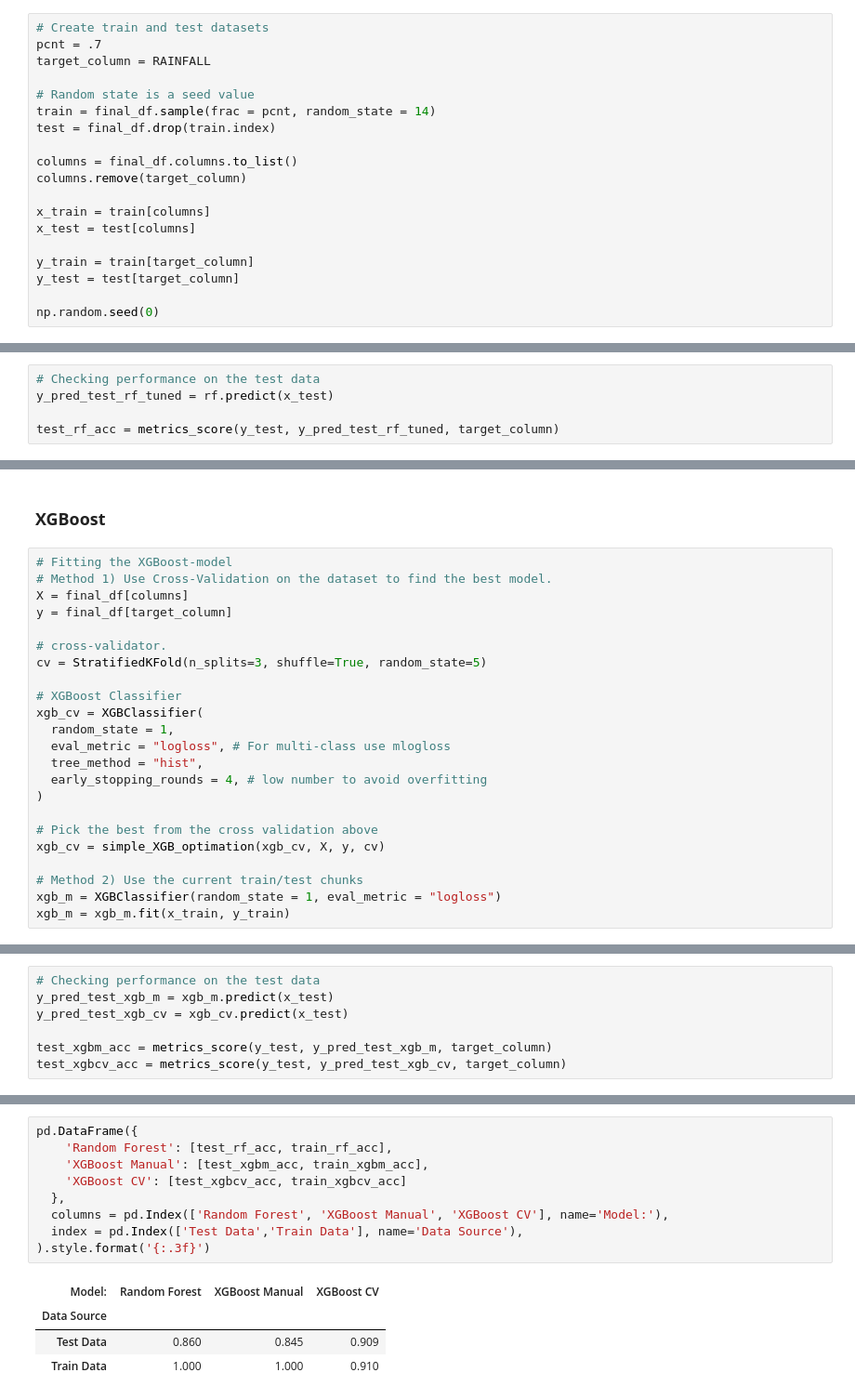
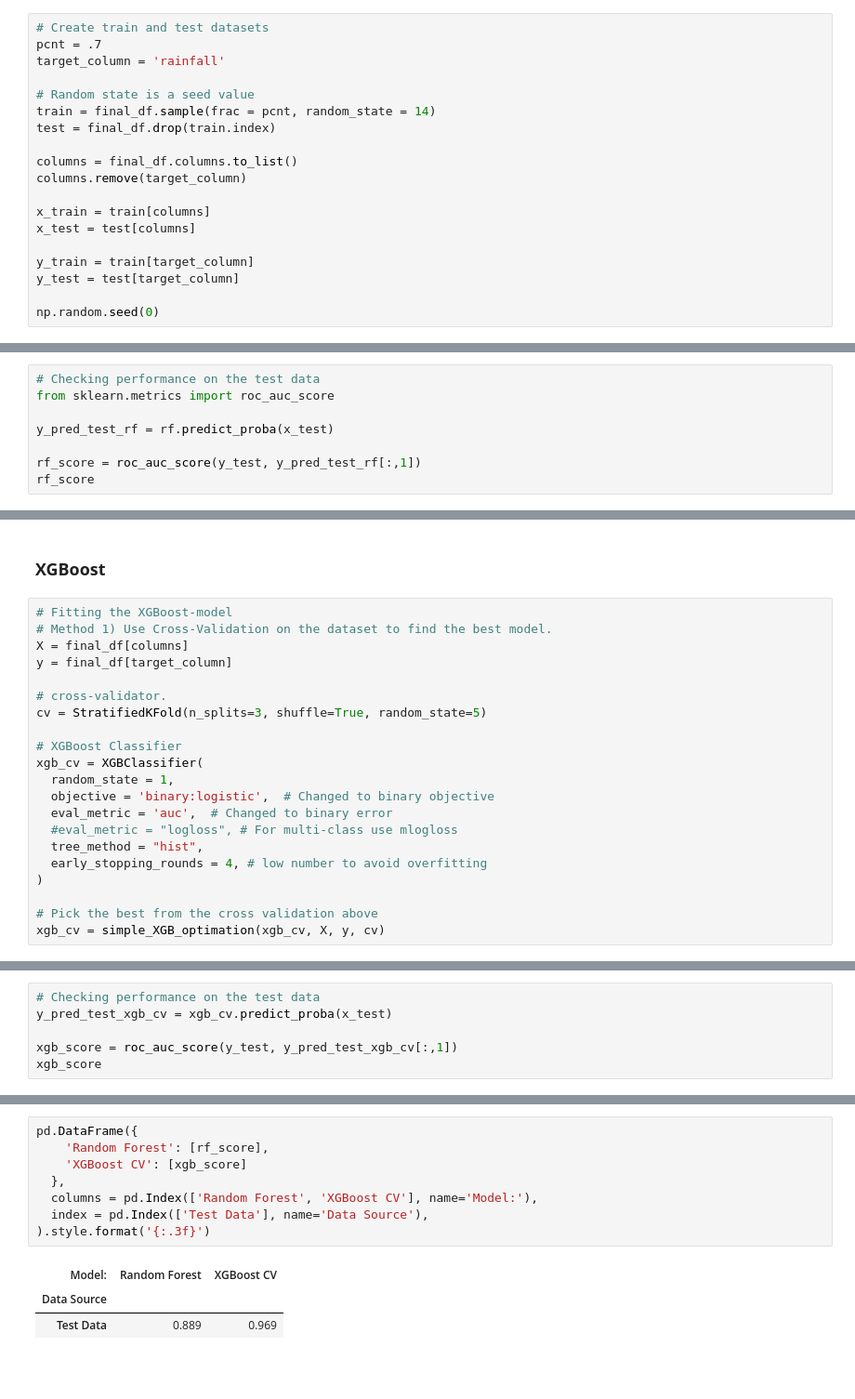
Before and after one commit to einarhre/kaggle-projects, a Jupyter notebook: binarypredictionrainfall.ipynb, the cells around one changed output, grey strips where cells are left out. Shown at 93% size. Saved outputs shown, nothing was run; the diff lists cells and outputs as text; blank space fills up the shorter version.

Commit message:
add feature engineering and imporove prediction method

```diff
--- a/binarypredictionrainfall.ipynb
+++ b/binarypredictionrainfall.ipynb
@@ -751,7 +886,7 @@ final_df = train_df.copy()
 # %%
 # Create train and test datasets
 pcnt = .7
-target_column = RAINFALL
+target_column = 'rainfall'
 
 # Random state is a seed value
 train = final_df.sample(frac = pcnt, random_state = 14)
@@ -774,7 +911,10 @@ rf = RandomForestClassifier(random_state = 1, criterion = 'entropy', class_weigh
 rf = rf.fit(x_train, y_train)
 # %%
 # Checking performance on the test data
-y_pred_test_rf_tuned = rf.predict(x_test)
+from sklearn.metrics import roc_auc_score
 
-test_rf_acc = metrics_score(y_test, y_pred_test_rf_tuned, target_column)
+y_pred_test_rf = rf.predict_proba(x_test)
+
+rf_score = roc_auc_score(y_test, y_pred_test_rf[:,1])
+rf_score
 # %% [output]
@@ -850,15 +947,13 @@ cv = StratifiedKFold(n_splits=3, shuffle=True, random_state=5)
 # XGBoost Classifier
 xgb_cv = XGBClassifier(
   random_state = 1,
-  eval_metric = "logloss", # For multi-class use mlogloss
+  objective = 'binary:logistic',  # Changed to binary objective
+  eval_metric = 'auc',  # Changed to binary error
+  #eval_metric = "logloss", # For multi-class use mlogloss
   tree_method = "hist",
   early_stopping_rounds = 4, # low number to avoid overfitting
 )
 
 # Pick the best from the cross validation above
 xgb_cv = simple_XGB_optimation(xgb_cv, X, y, cv)
-
-# Method 2) Use the current train/test chunks
-xgb_m = XGBClassifier(random_state = 1, eval_metric = "logloss")
-xgb_m = xgb_m.fit(x_train, y_train)
 # %% [output]
@@ -882,8 +977,7 @@ Metrics for best XGBoost model:
 # %%
 # Checking performance on the test data
-y_pred_test_xgb_m = xgb_m.predict(x_test)
-y_pred_test_xgb_cv = xgb_cv.predict(x_test)
+y_pred_test_xgb_cv = xgb_cv.predict_proba(x_test)
 
-test_xgbm_acc = metrics_score(y_test, y_pred_test_xgb_m, target_column)
-test_xgbcv_acc = metrics_score(y_test, y_pred_test_xgb_cv, target_column)
+xgb_score = roc_auc_score(y_test, y_pred_test_xgb_cv[:,1])
+xgb_score
 # %% [output]
@@ -939,14 +989,12 @@ prediction.to_csv('/'.join([path_output,'submission.csv']), index = False)
 # %%
 pd.DataFrame({
-    'Random Forest': [test_rf_acc, train_rf_acc],
-    'XGBoost Manual': [test_xgbm_acc, train_xgbm_acc],
-    'XGBoost CV': [test_xgbcv_acc, train_xgbcv_acc]
+    'Random Forest': [rf_score],
+    'XGBoost CV': [xgb_score]
   },
-  columns = pd.Index(['Random Forest', 'XGBoost Manual', 'XGBoost CV'], name='Model:'),
-  index = pd.Index(['Test Data','Train Data'], name='Data Source'),
+  columns = pd.Index(['Random Forest', 'XGBoost CV'], name='Model:'),
+  index = pd.Index(['Test Data'], name='Data Source'),
 ).style.format('{:.3f}')
 # %% [output]
-| Model: | Random Forest | XGBoost Manual | XGBoost CV |
-| Data Source |  |  |  |
-| Test Data | 0.860 | 0.845 | 0.909 |
-| Train Data | 1.000 | 1.000 | 0.910 |
+| Model: | Random Forest | XGBoost CV |
+| Data Source |  |  |
+| Test Data | 0.889 | 0.969 |
```
Also changed, not shown: parts of 18 cells of this notebook, 2 other files.
